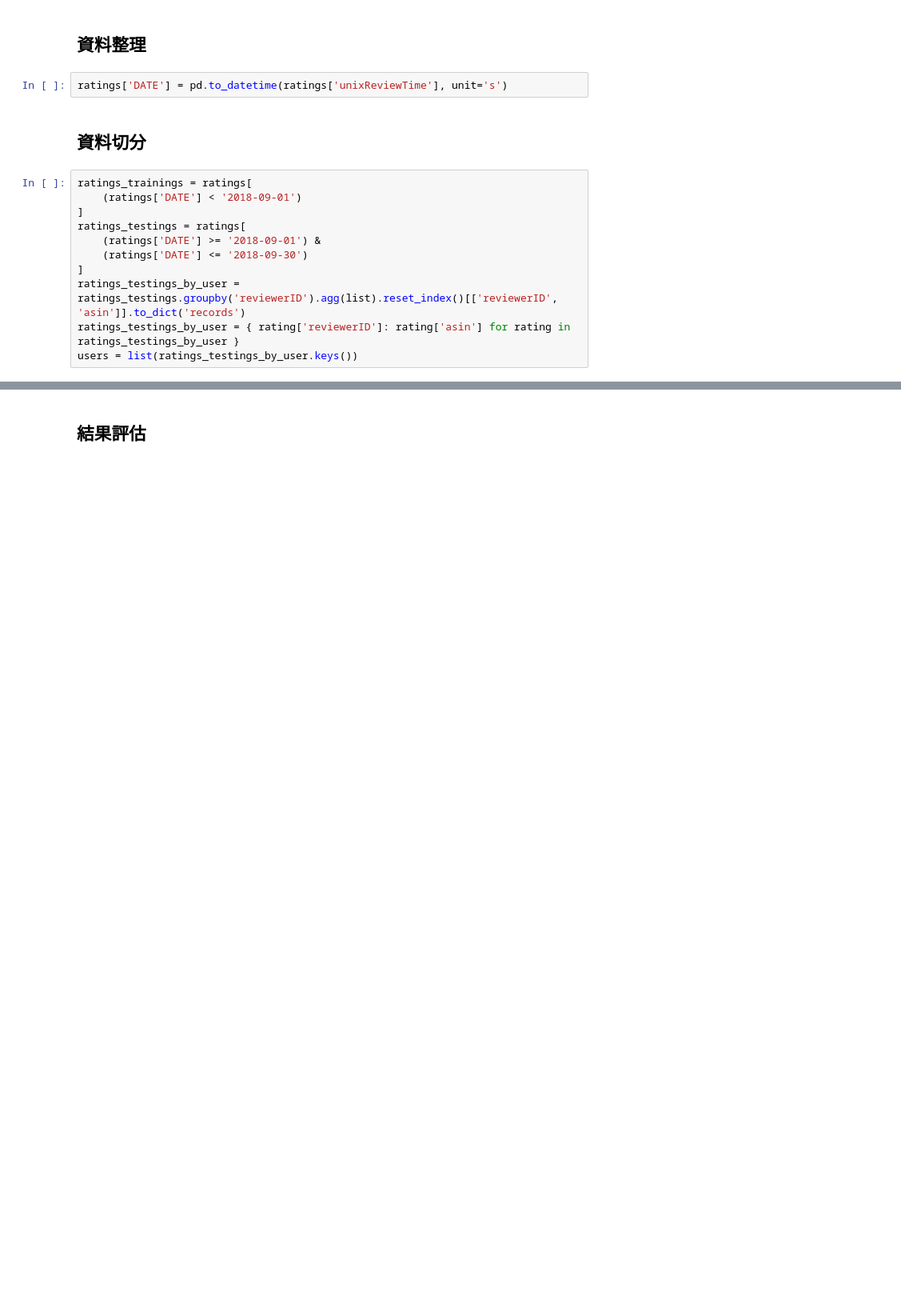
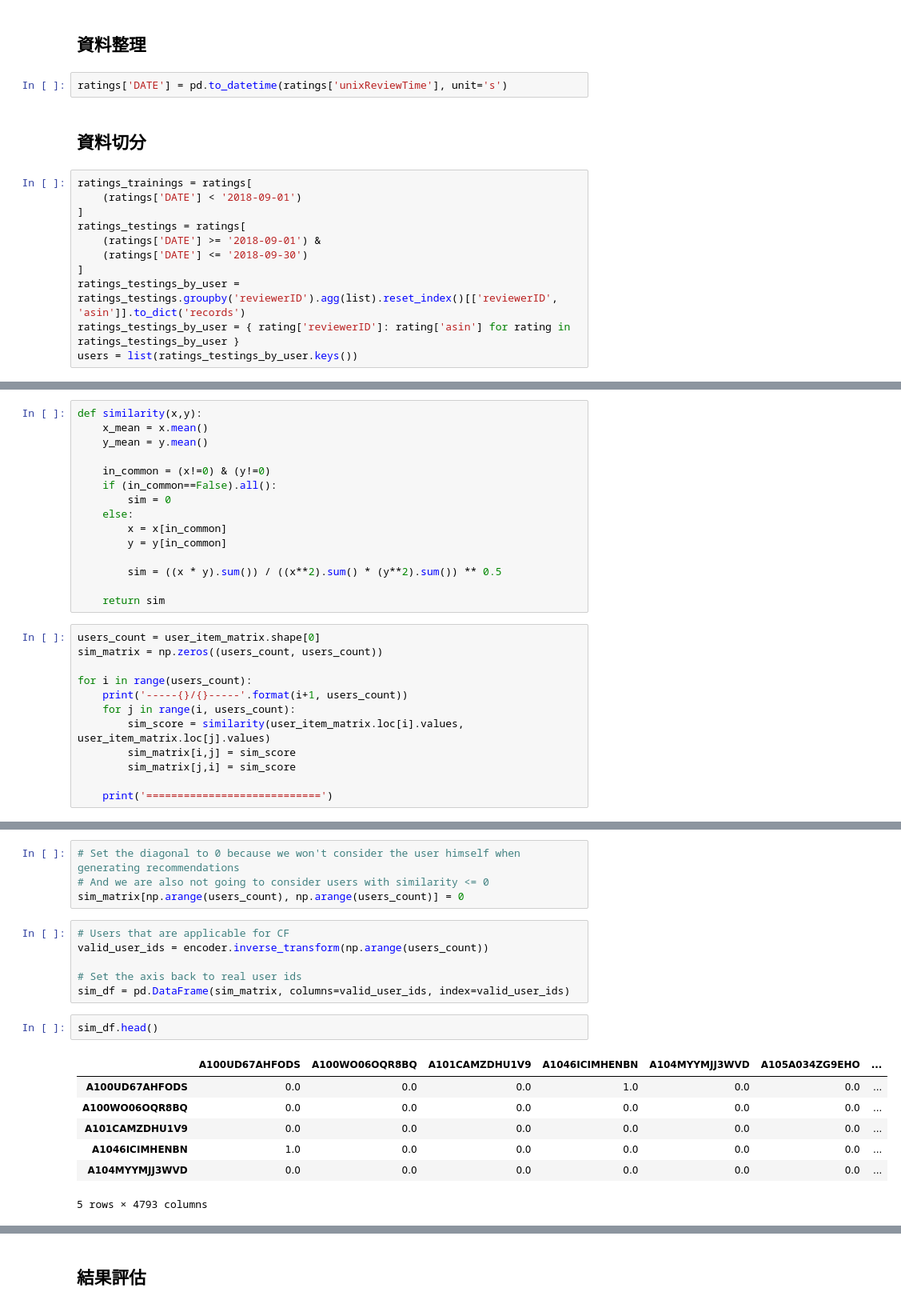
Before and after one commit to tony-chengchunchang/data-course-sample, a Jupyter notebook: sample-cf-used-based.ipynb, the cells around one changed output, grey strips where cells are left out. Shown at 80% size. Saved outputs shown, nothing was run; the diff lists cells and outputs as text; blank space fills up the shorter version.

```diff
--- a/sample-cf-used-based.ipynb
+++ b/sample-cf-used-based.ipynb
@@ -65,0 +163,27 @@ users = list(ratings_testings_by_user.keys())
+# %%
+def similarity(x,y):
+    x_mean = x.mean()
+    y_mean = y.mean()
+
+    in_common = (x!=0) & (y!=0)
+    if (in_common==False).all():
+        sim = 0
+    else:
+        x = x[in_common]
+        y = y[in_common]
+
+        sim = ((x * y).sum()) / ((x**2).sum() * (y**2).sum()) ** 0.5
+
+    return sim
+# %%
+users_count = user_item_matrix.shape[0]
+sim_matrix = np.zeros((users_count, users_count))
+
+for i in range(users_count):
+    print('-----{}/{}-----'.format(i+1, users_count))
+    for j in range(i, users_count):
+        sim_score = similarity(user_item_matrix.loc[i].values, user_item_matrix.loc[j].values)
+        sim_matrix[i,j] = sim_score
+        sim_matrix[j,i] = sim_score
+
+    print('============================')
@@ -65,0 +208,20 @@ users = list(ratings_testings_by_user.keys())
+# %%
+# Set the diagonal to 0 because we won't consider the user himself when generating recommendations
+# And we are also not going to consider users with similarity <= 0
+sim_matrix[np.arange(users_count), np.arange(users_count)] = 0
+# %%
+# Users that are applicable for CF
+valid_user_ids = encoder.inverse_transform(np.arange(users_count))
+
+# Set the axis back to real user ids
+sim_df = pd.DataFrame(sim_matrix, columns=valid_user_ids, index=valid_user_ids)
+# %%
+sim_df.head()
+# %% [output]
+|  | A100UD67AHFODS | A100WO06OQR8BQ | A101CAMZDHU1V9 | A1046ICIMHENBN | A104MYYMJJ3WVD | A105A034ZG9EHO | ... |
+| A100UD67AHFODS | 0.0 | 0.0 | 0.0 | 1.0 | 0.0 | 0.0 | ... |
+| A100WO06OQR8BQ | 0.0 | 0.0 | 0.0 | 0.0 | 0.0 | 0.0 | ... |
+| A101CAMZDHU1V9 | 0.0 | 0.0 | 0.0 | 0.0 | 0.0 | 0.0 | ... |
+| A1046ICIMHENBN | 1.0 | 0.0 | 0.0 | 0.0 | 0.0 | 0.0 | ... |
+| A104MYYMJJ3WVD | 0.0 | 0.0 | 0.0 | 0.0 | 0.0 | 0.0 | ... |
+5 rows × 4793 columns
```
Also changed, not shown: parts of 19 cells of this notebook.
